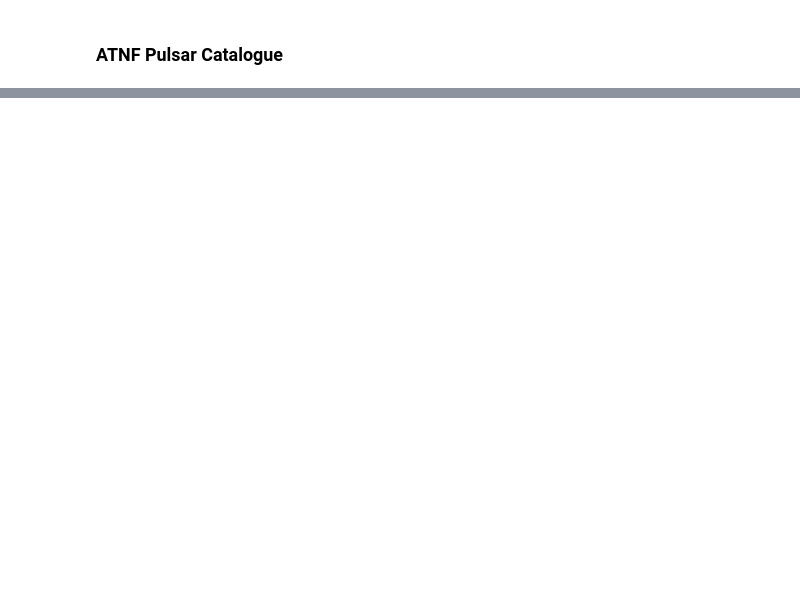
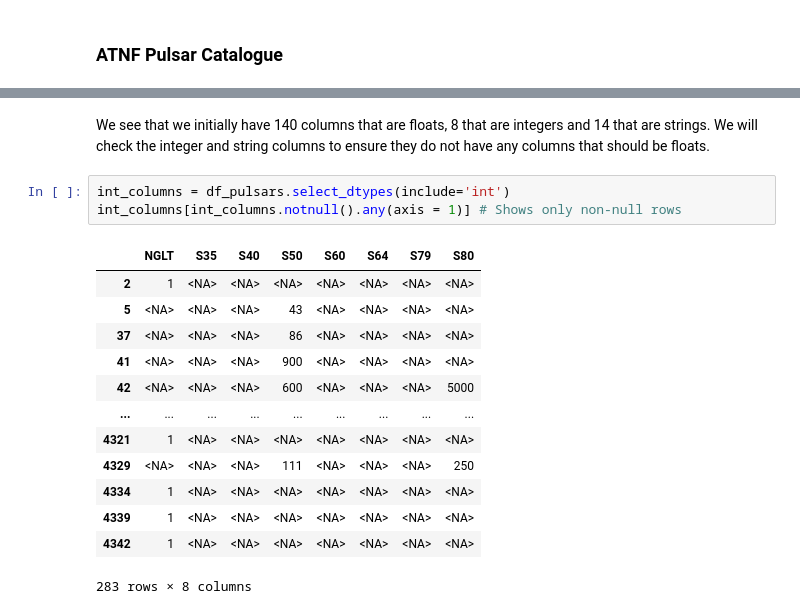
Before and after one commit to garvinyim/glitch_tools, a Jupyter notebook: analysis.ipynb, the cells around one changed output, grey strips where cells are left out. Drawn from its saved outputs; the diff is of its cells as text; blank space fills up the shorter version.

```diff
--- a/analysis.ipynb
+++ b/analysis.ipynb
@@ -477,0 +613,19 @@ memory usage: 71.4 KB
+# %% [markdown]
+We see that we initially have 140 columns that are floats, 8 that are integers and 14 that are strings. We will check the integer and string columns to ensure they do not have any columns that should be floats.
+# %%
+int_columns = df_pulsars.select_dtypes(include='int')
+int_columns[int_columns.notnull().any(axis = 1)] # Shows only non-null rows
+# %% [output]
+|  | NGLT | S35 | S40 | S50 | S60 | S64 | S79 | S80 |
+| 2 | 1 | <NA> | <NA> | <NA> | <NA> | <NA> | <NA> | <NA> |
+| 5 | <NA> | <NA> | <NA> | 43 | <NA> | <NA> | <NA> | <NA> |
+| 37 | <NA> | <NA> | <NA> | 86 | <NA> | <NA> | <NA> | <NA> |
+| 41 | <NA> | <NA> | <NA> | 900 | <NA> | <NA> | <NA> | <NA> |
+| 42 | <NA> | <NA> | <NA> | 600 | <NA> | <NA> | <NA> | 5000 |
+| ... | ... | ... | ... | ... | ... | ... | ... | ... |
+| 4321 | 1 | <NA> | <NA> | <NA> | <NA> | <NA> | <NA> | <NA> |
+| 4329 | <NA> | <NA> | <NA> | 111 | <NA> | <NA> | <NA> | 250 |
+| 4334 | 1 | <NA> | <NA> | <NA> | <NA> | <NA> | <NA> | <NA> |
+| 4339 | 1 | <NA> | <NA> | <NA> | <NA> | <NA> | <NA> | <NA> |
+| 4342 | 1 | <NA> | <NA> | <NA> | <NA> | <NA> | <NA> | <NA> |
+283 rows × 8 columns
```
Also changed, not shown: parts of 49 cells of this notebook.
